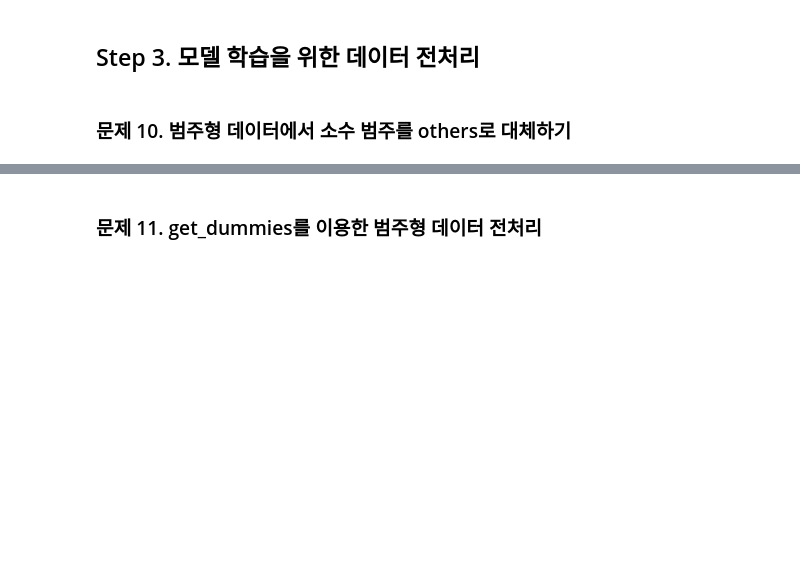
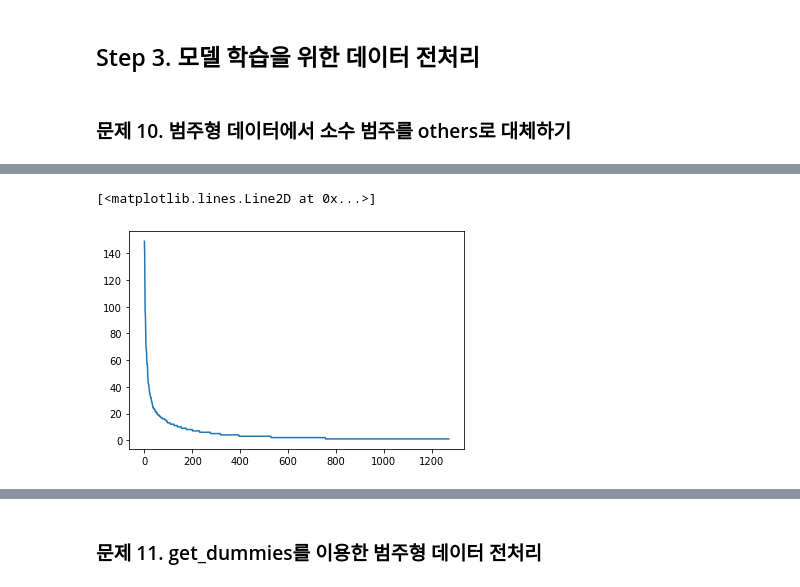
Before and after one commit to samjinwang/machine_learning_300, a Jupyter notebook: part2/chapter4/chapter04.ipynb, the cells around one changed output, grey strips where cells are left out. Cells and saved outputs as stored; diff of their text form; code cells hidden in the pictures; blank space fills up the shorter version.

```diff
--- a/part2/chapter4/chapter04.ipynb
+++ b/part2/chapter4/chapter04.ipynb
@@ -431,0 +471,7 @@ sns.heatmap(df.corr(), annot = True, cmap = 'YlOrRd')
+# %%
+dev = df['Developer'].value_counts()
+plt.plot(range(len(dev)),dev)
+#이것또한 소수 개발사가 다 잡고있는 형세 -> 상위 20개와 기타로 나눈다
+# %% [output]
+[<matplotlib.lines.Line2D at 0x...>]
+[figure, added]
```
Also changed, not shown: parts of 31 cells of this notebook, 1 other file.
